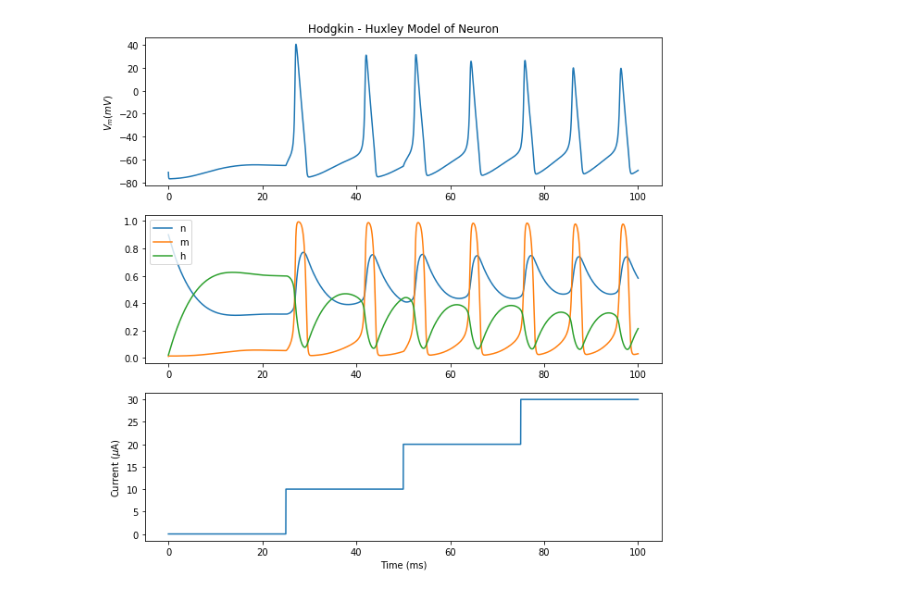
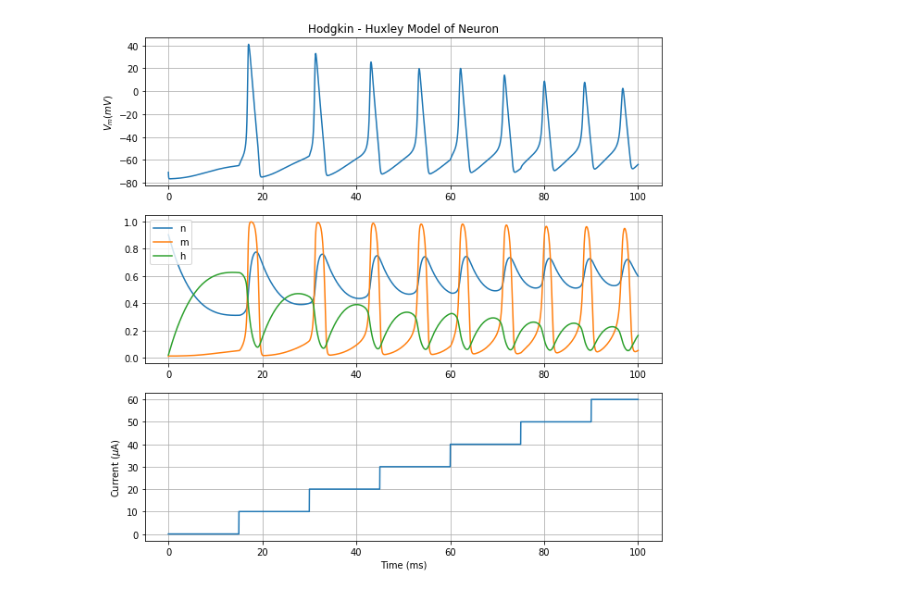
Before and after one commit to vjaltare/Metaplasticity-Memory, a Jupyter notebook: Hodgkin_Huxley.ipynb, the cells around one changed output. Saved outputs shown, nothing was run; the diff lists cells and outputs as text; code cells hidden in the pictures.

```diff
--- a/Hodgkin_Huxley.ipynb
+++ b/Hodgkin_Huxley.ipynb
@@ -1,5 +1,5 @@
 # %%
-##Hodgkin - Huxley Model
+##Hogkin - Huxley Model
 import numpy as np
 import matplotlib.pyplot as plt
 from scipy.integrate import odeint
@@ -39,7 +39,16 @@ def NaParameters(V):
     return am ,bm, ah, bh
 
 def Iinj(t):  #INPUT CUURENT
-    return 10*np.floor(t/25)
+    #if (0<t<25):
+     #   return 10
+    #if (40<t<65):
+      #  return 20
+    #if (80<t<100):
+       # return 60
+    #else:
+      #  return 0
+
+    return 10*np.floor(t/15)
 
 #State Function
 def dXdt(X, t):
@@ -66,32 +75,35 @@ y = np.zeros((y0.shape[0], t.shape[0]))
 y[:,0] = y0
 I = [Iinj(t) for t in t]
 
 #Integrating function
 sol = odeint(dXdt, y0, t)
 
 ######PLOTTING###########
 
 plt.figure(figsize=(10,10))
 
 #Action Potential
 plt.subplot(3,1,1)
 plt.title("Hodgkin - Huxley Model of Neuron")
 plt.plot(t, sol[:,0])
 plt.ylabel('$V_{m}(mV)$')
+plt.grid()
 
 #transition rates
 plt.subplot(3,1,2)
 plt.plot(t, sol[:,1], label = "n")
 plt.plot(t, sol[:,2], label ="m")
 plt.plot(t, sol[:,3], label = "h")
 plt.legend()
-plt.subplot(3,1,3)
+plt.grid()
 
 #input Current
+plt.subplot(3,1,3)
 plt.plot(t, I)
 plt.ylabel("Current ($\mu$A)")
 plt.xlabel("Time (ms)")
 plt.plot()
+plt.grid()
 plt.show()
 # %% [output]
-[figure, old version]
+[figure, new version]
```
Also changed, not shown: parts of 4 cells of this notebook.
